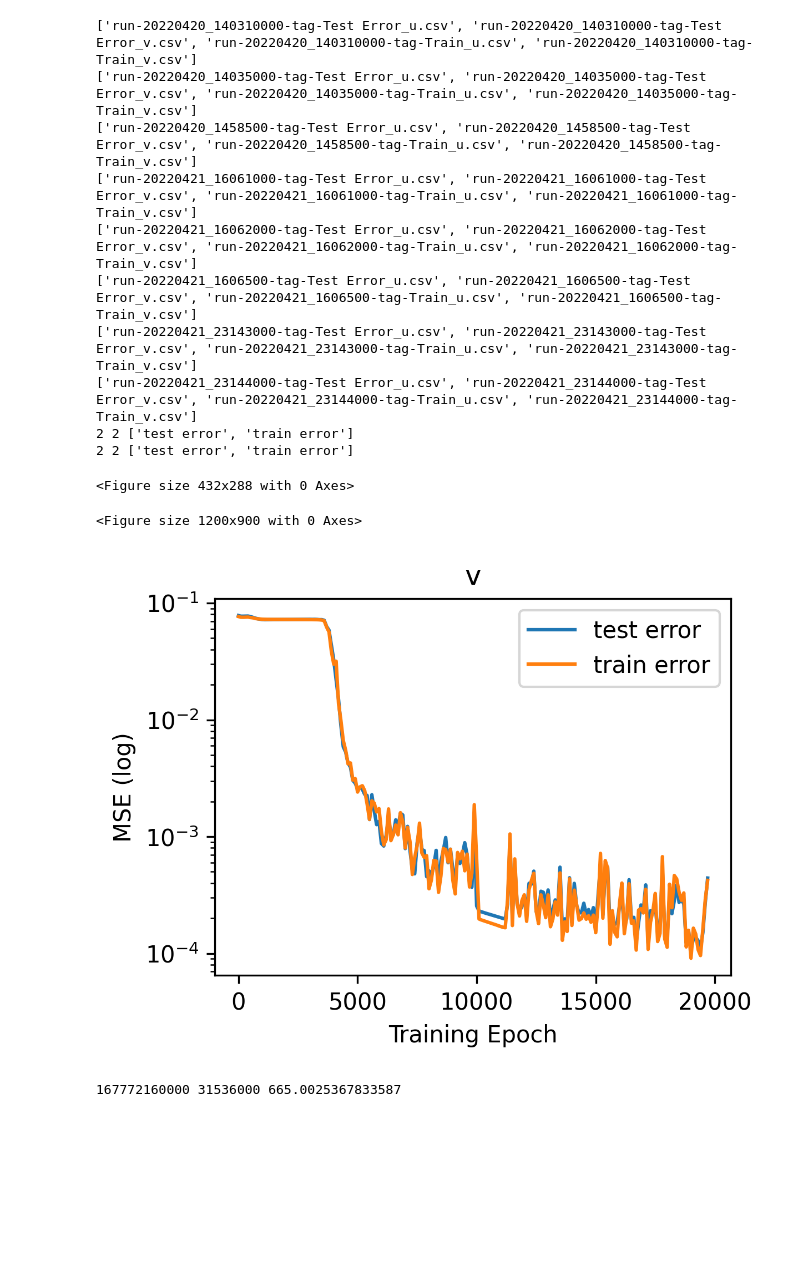
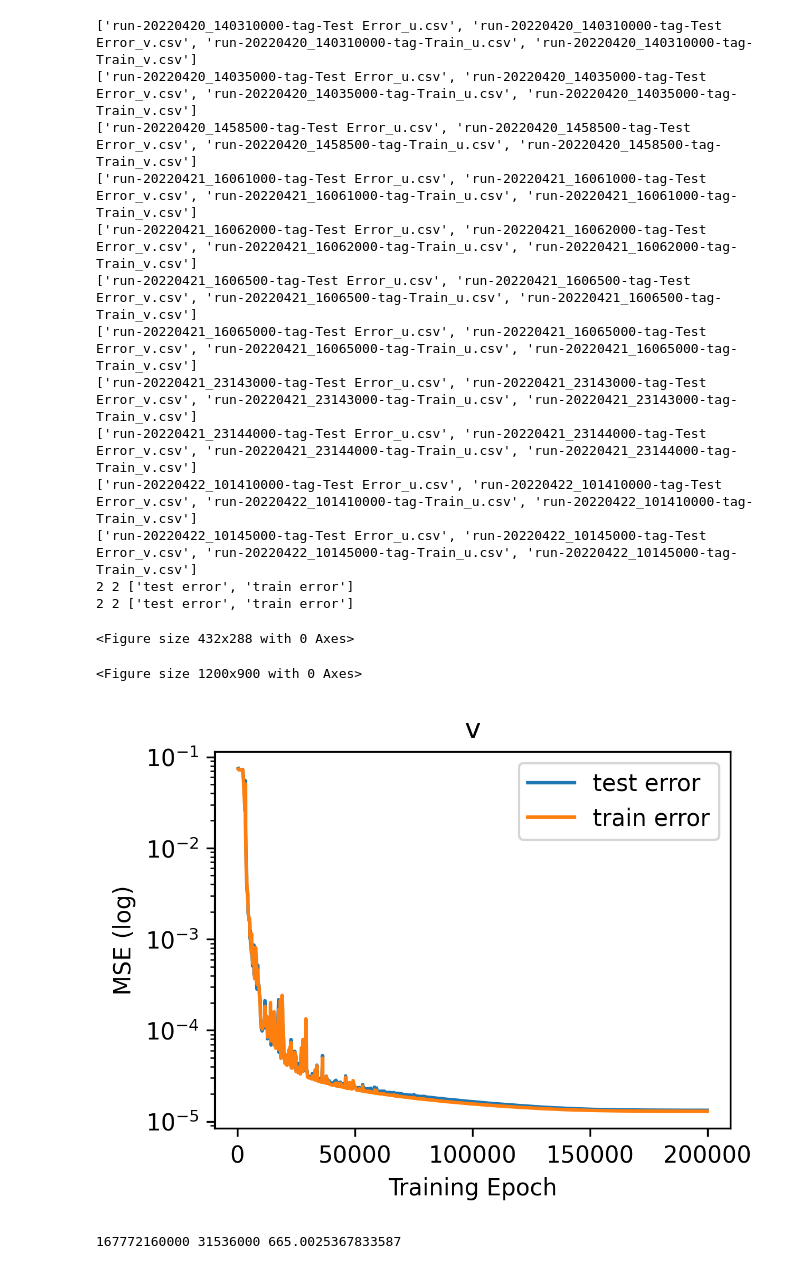
Before and after one commit to quantumiracle/nn_pde, a Jupyter notebook: torch/plot_result.ipynb, the cells around one changed output. Cells and saved outputs as stored; diff of their text form; code cells hidden in the pictures; blank space fills up the shorter version.

```diff
--- a/torch/plot_result.ipynb
+++ b/torch/plot_result.ipynb
@@ -36,7 +36,7 @@ def plot(xs, ys, ls, savepath='', title=''):
 
 xs, ys = [], []
 # idx = 2 # the group
-keyword = '5000-'
+keyword = '1410000-'
 # for f in files[idx]:
 for group in files:
     if keyword in group[0]:
@@ -58,34 +58,37 @@ for group in files:
                 file_path = os.path.join(data_path, f)
                 data = read_csv(file_path)
                 xs.append(data['Step'])
                 ys.append(data['Value'])
 plot(xs, ys, ls=['test error', 'train error'], savepath=f'./figures/compare_v.png', title='v')
 
 
 # for i, f in enumerate(files[0]):
 #     file_path = os.path.join(data_path, f)
 #     print(f)
 #     data = read_csv(file_path)
 #     xs.append(data['Step'])
 #     ys.append(data['Value'])
 #     if (i+1) % 2 == 0:
 #         figname = 'compare_u' if '_u' in f else 'compare_v'
 #         plot(xs, ys, ls=['test error', 'train error'], savepath=f'./figures/{figname}.png')
 #         xs, ys = [], []
 # %% [output]
 ['run-20220420_140310000-tag-Test Error_u.csv', 'run-20220420_140310000-tag-Test Error_v.csv', 'run-20220420_140310000-tag-Train_u.csv', 'run-20220420_140310000-tag-Train_v.csv']
 ['run-20220420_14035000-tag-Test Error_u.csv', 'run-20220420_14035000-tag-Test Error_v.csv', 'run-20220420_14035000-tag-Train_u.csv', 'run-20220420_14035000-tag-Train_v.csv']
 ['run-20220420_1458500-tag-Test Error_u.csv', 'run-20220420_1458500-tag-Test Error_v.csv', 'run-20220420_1458500-tag-Train_u.csv', 'run-20220420_1458500-tag-Train_v.csv']
 ['run-20220421_16061000-tag-Test Error_u.csv', 'run-20220421_16061000-tag-Test Error_v.csv', 'run-20220421_16061000-tag-Train_u.csv', 'run-20220421_16061000-tag-Train_v.csv']
 ['run-20220421_16062000-tag-Test Error_u.csv', 'run-20220421_16062000-tag-Test Error_v.csv', 'run-20220421_16062000-tag-Train_u.csv', 'run-20220421_16062000-tag-Train_v.csv']
 ['run-20220421_1606500-tag-Test Error_u.csv', 'run-20220421_1606500-tag-Test Error_v.csv', 'run-20220421_1606500-tag-Train_u.csv', 'run-20220421_1606500-tag-Train_v.csv']
+['run-20220421_16065000-tag-Test Error_u.csv', 'run-20220421_16065000-tag-Test Error_v.csv', 'run-20220421_16065000-tag-Train_u.csv', 'run-20220421_16065000-tag-Train_v.csv']
 ['run-20220421_23143000-tag-Test Error_u.csv', 'run-20220421_23143000-tag-Test Error_v.csv', 'run-20220421_23143000-tag-Train_u.csv', 'run-20220421_23143000-tag-Train_v.csv']
 ['run-20220421_23144000-tag-Test Error_u.csv', 'run-20220421_23144000-tag-Test Error_v.csv', 'run-20220421_23144000-tag-Train_u.csv', 'run-20220421_23144000-tag-Train_v.csv']
+['run-20220422_101410000-tag-Test Error_u.csv', 'run-20220422_101410000-tag-Test Error_v.csv', 'run-20220422_101410000-tag-Train_u.csv', 'run-20220422_101410000-tag-Train_v.csv']
+['run-20220422_10145000-tag-Test Error_u.csv', 'run-20220422_10145000-tag-Test Error_v.csv', 'run-20220422_10145000-tag-Train_u.csv', 'run-20220422_10145000-tag-Train_v.csv']
 2 2 ['test error', 'train error']
 2 2 ['test error', 'train error']
 <Figure size 432x288 with 0 Axes>
 <Figure size 1200x900 with 0 Axes>
-[figure, old version]
+[figure, new version]
 # %%
 a=100*100*(256)**3
 # %%
```
Also changed, not shown: 22 other files.
